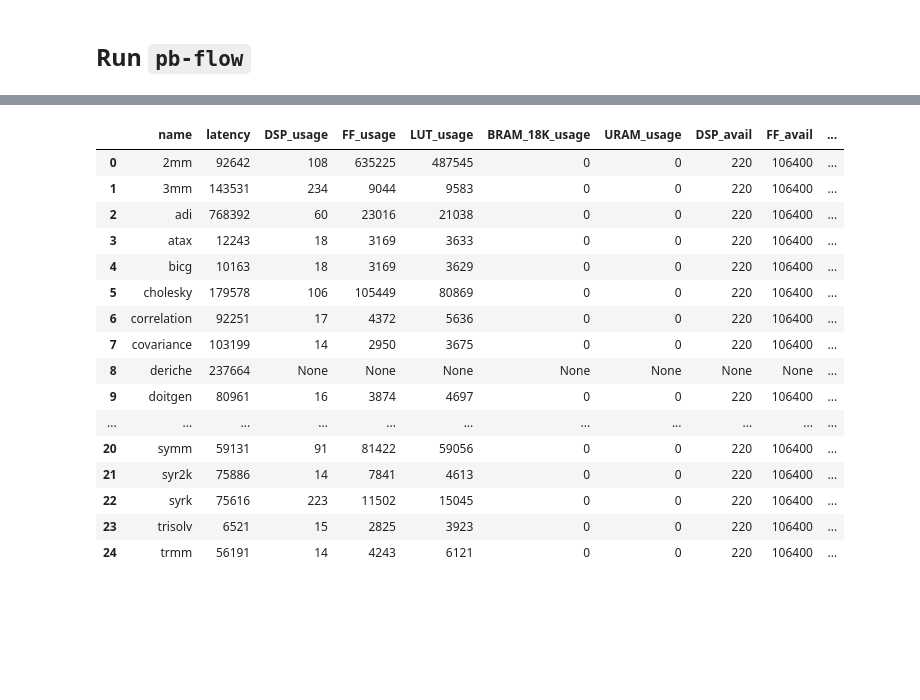
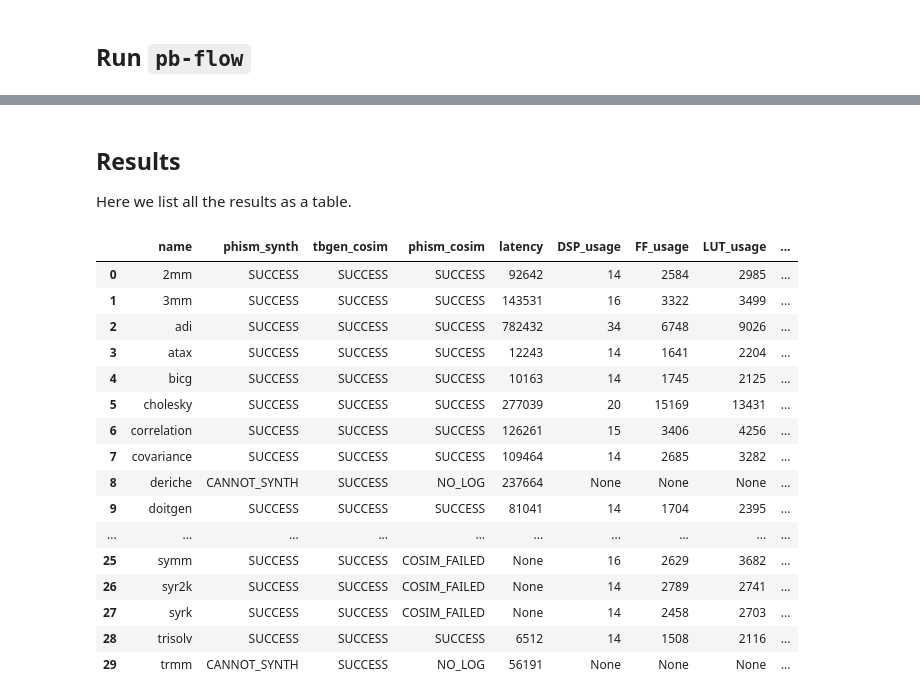
Before and after one commit to kumasento/polsca, a Jupyter notebook: notebooks/polybench-results.ipynb, the cells around one changed output, grey strips where cells are left out. Saved outputs shown, nothing was run; the diff lists cells and outputs as text; code cells hidden in the pictures; blank space fills up the shorter version.

Commit message:
Run results

```diff
--- a/notebooks/polybench-results.ipynb
+++ b/notebooks/polybench-results.ipynb
@@ -51,20 +82,25 @@ pb_utils.pb_flow_runner(pb_utils.PbFlowOptions(**{
+# %% [markdown]
+## Results
+
+Here we list all the results as a table.
 # %%
-pb_utils.to_pandas(pb_utils.process_pb_flow_result_dir(os.path.join(os.getcwd(), '..', 'tmp', 'phism', 'pb-flow.20210517-223848')))
+baseline = pb_utils.to_pandas(pb_utils.process_pb_flow_result_dir(os.path.join(os.getcwd(), 'tmp', 'phism', 'pb-flow.20210526-213808')))
+baseline
 # %% [output]
-|  | name | latency | DSP_usage | FF_usage | LUT_usage | BRAM_18K_usage | URAM_usage | DSP_avail | FF_avail | ... |
-| 0 | 2mm | 92642 | 108 | 635225 | 487545 | 0 | 0 | 220 | 106400 | ... |
-| 1 | 3mm | 143531 | 234 | 9044 | 9583 | 0 | 0 | 220 | 106400 | ... |
-| 2 | adi | 768392 | 60 | 23016 | 21038 | 0 | 0 | 220 | 106400 | ... |
-| 3 | atax | 12243 | 18 | 3169 | 3633 | 0 | 0 | 220 | 106400 | ... |
-| 4 | bicg | 10163 | 18 | 3169 | 3629 | 0 | 0 | 220 | 106400 | ... |
-| 5 | cholesky | 179578 | 106 | 105449 | 80869 | 0 | 0 | 220 | 106400 | ... |
-| 6 | correlation | 92251 | 17 | 4372 | 5636 | 0 | 0 | 220 | 106400 | ... |
-| 7 | covariance | 103199 | 14 | 2950 | 3675 | 0 | 0 | 220 | 106400 | ... |
-| 8 | deriche | 237664 | None | None | None | None | None | None | None | ... |
-| 9 | doitgen | 80961 | 16 | 3874 | 4697 | 0 | 0 | 220 | 106400 | ... |
-| ... | ... | ... | ... | ... | ... | ... | ... | ... | ... | ... |
-| 20 | symm | 59131 | 91 | 81422 | 59056 | 0 | 0 | 220 | 106400 | ... |
-| 21 | syr2k | 75886 | 14 | 7841 | 4613 | 0 | 0 | 220 | 106400 | ... |
-| 22 | syrk | 75616 | 223 | 11502 | 15045 | 0 | 0 | 220 | 106400 | ... |
-| 23 | trisolv | 6521 | 15 | 2825 | 3923 | 0 | 0 | 220 | 106400 | ... |
-| 24 | trmm | 56191 | 14 | 4243 | 6121 | 0 | 0 | 220 | 106400 | ... |
+|  | name | phism_synth | tbgen_cosim | phism_cosim | latency | DSP_usage | FF_usage | LUT_usage | ... |
+| 0 | 2mm | SUCCESS | SUCCESS | SUCCESS | 92642 | 14 | 2584 | 2985 | ... |
+| 1 | 3mm | SUCCESS | SUCCESS | SUCCESS | 143531 | 16 | 3322 | 3499 | ... |
+| 2 | adi | SUCCESS | SUCCESS | SUCCESS | 782432 | 34 | 6748 | 9026 | ... |
+| 3 | atax | SUCCESS | SUCCESS | SUCCESS | 12243 | 14 | 1641 | 2204 | ... |
+| 4 | bicg | SUCCESS | SUCCESS | SUCCESS | 10163 | 14 | 1745 | 2125 | ... |
+| 5 | cholesky | SUCCESS | SUCCESS | SUCCESS | 277039 | 20 | 15169 | 13431 | ... |
+| 6 | correlation | SUCCESS | SUCCESS | SUCCESS | 126261 | 15 | 3406 | 4256 | ... |
+| 7 | covariance | SUCCESS | SUCCESS | SUCCESS | 109464 | 14 | 2685 | 3282 | ... |
+| 8 | deriche | CANNOT_SYNTH | SUCCESS | NO_LOG | 237664 | None | None | None | ... |
+| 9 | doitgen | SUCCESS | SUCCESS | SUCCESS | 81041 | 14 | 1704 | 2395 | ... |
+| ... | ... | ... | ... | ... | ... | ... | ... | ... | ... |
+| 25 | symm | SUCCESS | SUCCESS | COSIM_FAILED | None | 16 | 2629 | 3682 | ... |
+| 26 | syr2k | SUCCESS | SUCCESS | COSIM_FAILED | None | 14 | 2789 | 2741 | ... |
+| 27 | syrk | SUCCESS | SUCCESS | COSIM_FAILED | None | 14 | 2458 | 2703 | ... |
+| 28 | trisolv | SUCCESS | SUCCESS | SUCCESS | 6512 | 14 | 1508 | 2116 | ... |
+| 29 | trmm | CANNOT_SYNTH | SUCCESS | NO_LOG | 56191 | None | None | None | ... |
```
Also changed, not shown: parts of 8 cells of this notebook, 1 other file.
